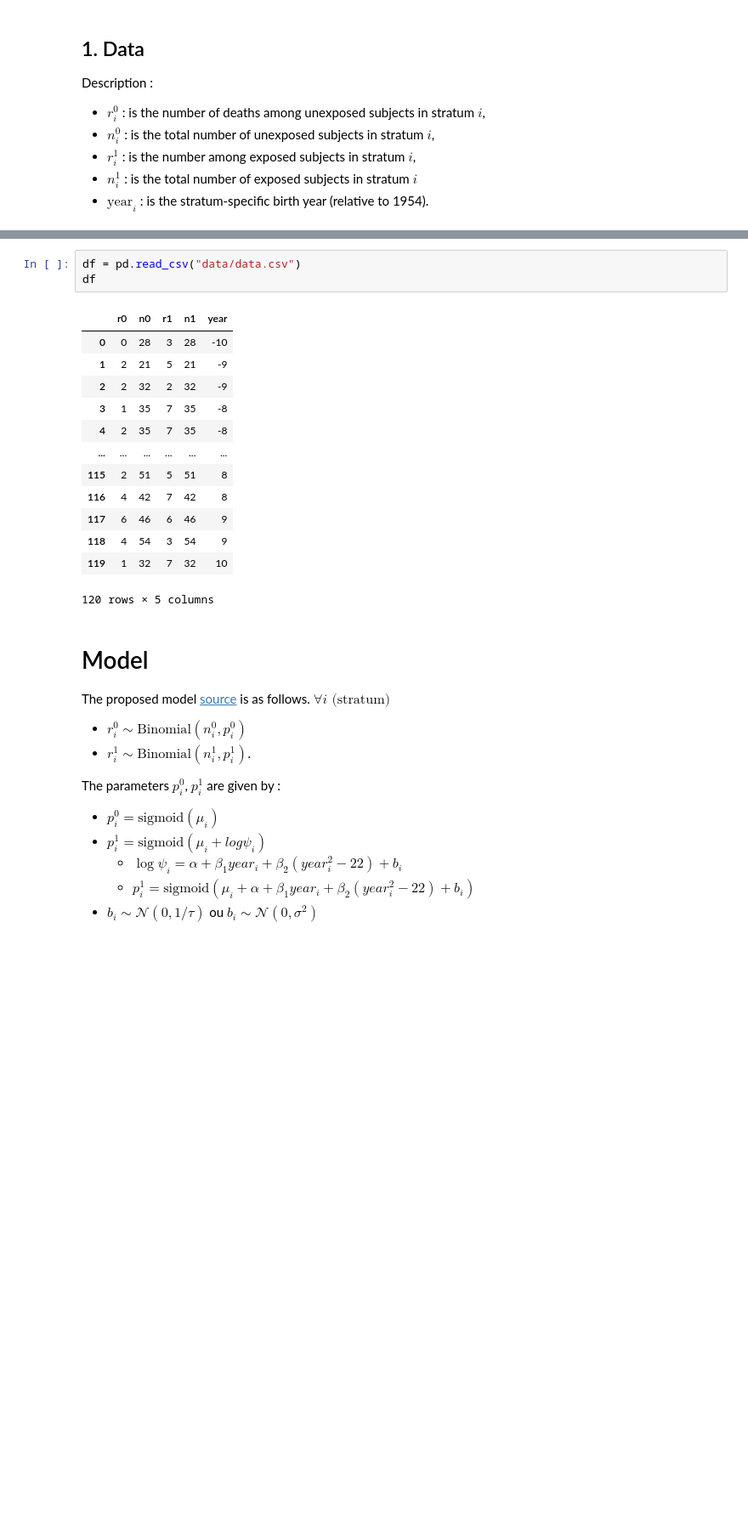
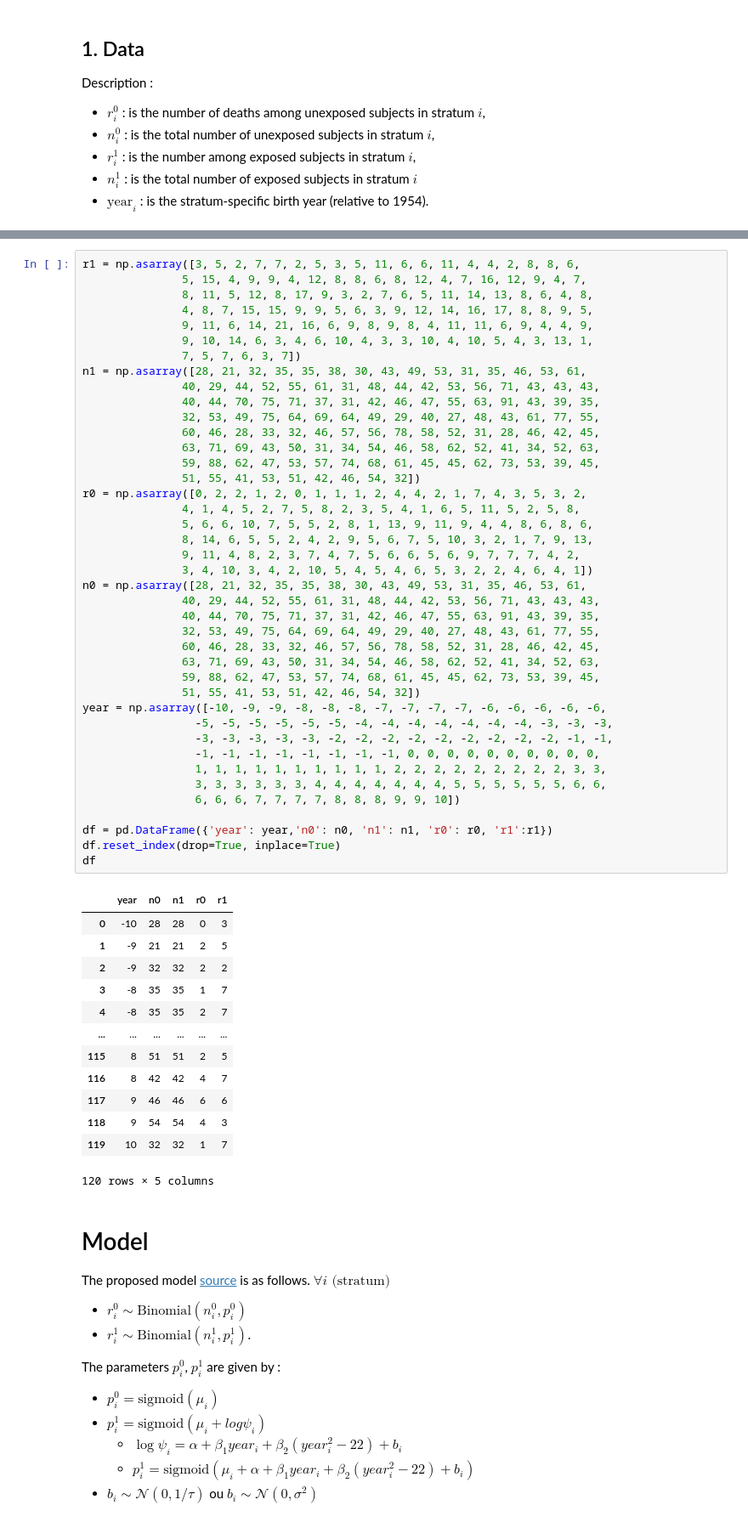
Before and after one commit to Abdellah-Laassairi/bayes-oxford-smooth-fit-to-log-odds-ratios, a Jupyter notebook: notebook.ipynb, the cells around one changed output, grey strips where cells are left out. Shown at 85% size. Saved outputs shown, nothing was run; the diff lists cells and outputs as text; blank space fills up the shorter version.

```diff
--- a/notebook.ipynb
+++ b/notebook.ipynb
@@ -17,20 +22,58 @@ from tqdm import trange
-# %%
-df = pd.read_csv("data/data.csv")
-df
-# %% [output]
-|  | r0 | n0 | r1 | n1 | year |
-| 0 | 0 | 28 | 3 | 28 | -10 |
-| 1 | 2 | 21 | 5 | 21 | -9 |
-| 2 | 2 | 32 | 2 | 32 | -9 |
-| 3 | 1 | 35 | 7 | 35 | -8 |
-| 4 | 2 | 35 | 7 | 35 | -8 |
-| ... | ... | ... | ... | ... | ... |
-| 115 | 2 | 51 | 5 | 51 | 8 |
-| 116 | 4 | 42 | 7 | 42 | 8 |
-| 117 | 6 | 46 | 6 | 46 | 9 |
-| 118 | 4 | 54 | 3 | 54 | 9 |
-| 119 | 1 | 32 | 7 | 32 | 10 |
-120 rows × 5 columns
+# %%
+r1 = np.asarray([3, 5, 2, 7, 7, 2, 5, 3, 5, 11, 6, 6, 11, 4, 4, 2, 8, 8, 6,
+               5, 15, 4, 9, 9, 4, 12, 8, 8, 6, 8, 12, 4, 7, 16, 12, 9, 4, 7,
+               8, 11, 5, 12, 8, 17, 9, 3, 2, 7, 6, 5, 11, 14, 13, 8, 6, 4, 8,
+               4, 8, 7, 15, 15, 9, 9, 5, 6, 3, 9, 12, 14, 16, 17, 8, 8, 9, 5,
+               9, 11, 6, 14, 21, 16, 6, 9, 8, 9, 8, 4, 11, 11, 6, 9, 4, 4, 9,
+               9, 10, 14, 6, 3, 4, 6, 10, 4, 3, 3, 10, 4, 10, 5, 4, 3, 13, 1,
+               7, 5, 7, 6, 3, 7])
+n1 = np.asarray([28, 21, 32, 35, 35, 38, 30, 43, 49, 53, 31, 35, 46, 53, 61,
+               40, 29, 44, 52, 55, 61, 31, 48, 44, 42, 53, 56, 71, 43, 43, 43,
+               40, 44, 70, 75, 71, 37, 31, 42, 46, 47, 55, 63, 91, 43, 39, 35,
+               32, 53, 49, 75, 64, 69, 64, 49, 29, 40, 27, 48, 43, 61, 77, 55,
+               60, 46, 28, 33, 32, 46, 57, 56, 78, 58, 52, 31, 28, 46, 42, 45,
+               63, 71, 69, 43, 50, 31, 34, 54, 46, 58, 62, 52, 41, 34, 52, 63,
+               59, 88, 62, 47, 53, 57, 74, 68, 61, 45, 45, 62, 73, 53, 39, 45,
+               51, 55, 41, 53, 51, 42, 46, 54, 32])
+r0 = np.asarray([0, 2, 2, 1, 2, 0, 1, 1, 1, 2, 4, 4, 2, 1, 7, 4, 3, 5, 3, 2,
+               4, 1, 4, 5, 2, 7, 5, 8, 2, 3, 5, 4, 1, 6, 5, 11, 5, 2, 5, 8,
+               5, 6, 6, 10, 7, 5, 5, 2, 8, 1, 13, 9, 11, 9, 4, 4, 8, 6, 8, 6,
+               8, 14, 6, 5, 5, 2, 4, 2, 9, 5, 6, 7, 5, 10, 3, 2, 1, 7, 9, 13,
+               9, 11, 4, 8, 2, 3, 7, 4, 7, 5, 6, 6, 5, 6, 9, 7, 7, 7, 4, 2,
+               3, 4, 10, 3, 4, 2, 10, 5, 4, 5, 4, 6, 5, 3, 2, 2, 4, 6, 4, 1])
+n0 = np.asarray([28, 21, 32, 35, 35, 38, 30, 43, 49, 53, 31, 35, 46, 53, 61,
+               40, 29, 44, 52, 55, 61, 31, 48, 44, 42, 53, 56, 71, 43, 43, 43,
+               40, 44, 70, 75, 71, 37, 31, 42, 46, 47, 55, 63, 91, 43, 39, 35,
+               32, 53, 49, 75, 64, 69, 64, 49, 29, 40, 27, 48, 43, 61, 77, 55,
+               60, 46, 28, 33, 32, 46, 57, 56, 78, 58, 52, 31, 28, 46, 42, 45,
+               63, 71, 69, 43, 50, 31, 34, 54, 46, 58, 62, 52, 41, 34, 52, 63,
+               59, 88, 62, 47, 53, 57, 74, 68, 61, 45, 45, 62, 73, 53, 39, 45,
+               51, 55, 41, 53, 51, 42, 46, 54, 32])
+year = np.asarray([-10, -9, -9, -8, -8, -8, -7, -7, -7, -7, -6, -6, -6, -6, -6,
+                 -5, -5, -5, -5, -5, -5, -4, -4, -4, -4, -4, -4, -4, -3, -3, -3,
+                 -3, -3, -3, -3, -3, -2, -2, -2, -2, -2, -2, -2, -2, -2, -1, -1,
+                 -1, -1, -1, -1, -1, -1, -1, -1, 0, 0, 0, 0, 0, 0, 0, 0, 0, 0,
+                 1, 1, 1, 1, 1, 1, 1, 1, 1, 1, 2, 2, 2, 2, 2, 2, 2, 2, 2, 3, 3,
+                 3, 3, 3, 3, 3, 3, 4, 4, 4, 4, 4, 4, 4, 5, 5, 5, 5, 5, 5, 6, 6,
+                 6, 6, 6, 7, 7, 7, 7, 8, 8, 8, 9, 9, 10])
+
+df = pd.DataFrame({'year': year,'n0': n0, 'n1': n1, 'r0': r0, 'r1':r1})
+df.reset_index(drop=True, inplace=True)
+df
+# %% [output]
+|  | year | n0 | n1 | r0 | r1 |
+| 0 | -10 | 28 | 28 | 0 | 3 |
+| 1 | -9 | 21 | 21 | 2 | 5 |
+| 2 | -9 | 32 | 32 | 2 | 2 |
+| 3 | -8 | 35 | 35 | 1 | 7 |
+| 4 | -8 | 35 | 35 | 2 | 7 |
+| ... | ... | ... | ... | ... | ... |
+| 115 | 8 | 51 | 51 | 2 | 5 |
+| 116 | 8 | 42 | 42 | 4 | 7 |
+| 117 | 9 | 46 | 46 | 6 | 6 |
+| 118 | 9 | 54 | 54 | 4 | 3 |
+| 119 | 10 | 32 | 32 | 1 | 7 |
+120 rows × 5 columns
 # %% [markdown]
 # Model
 
```
Also changed, not shown: parts of 13 cells of this notebook.
